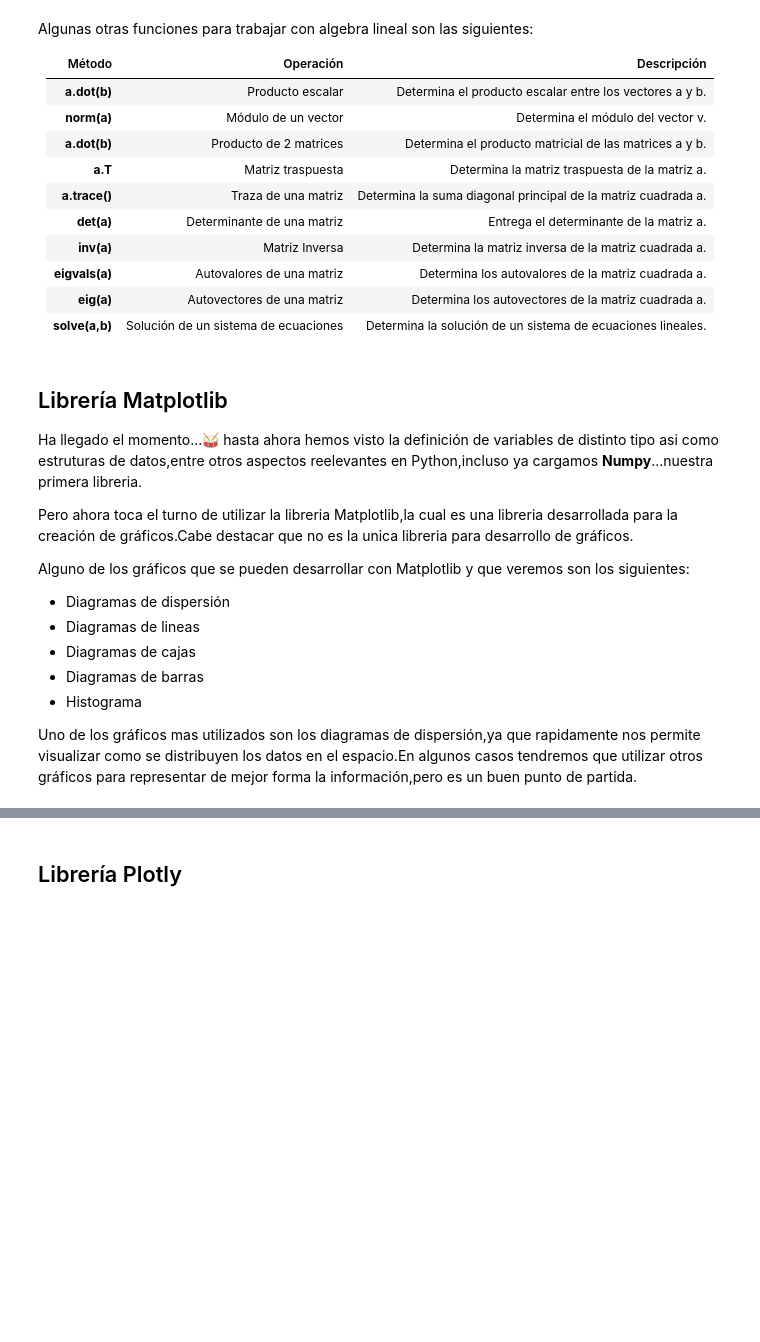
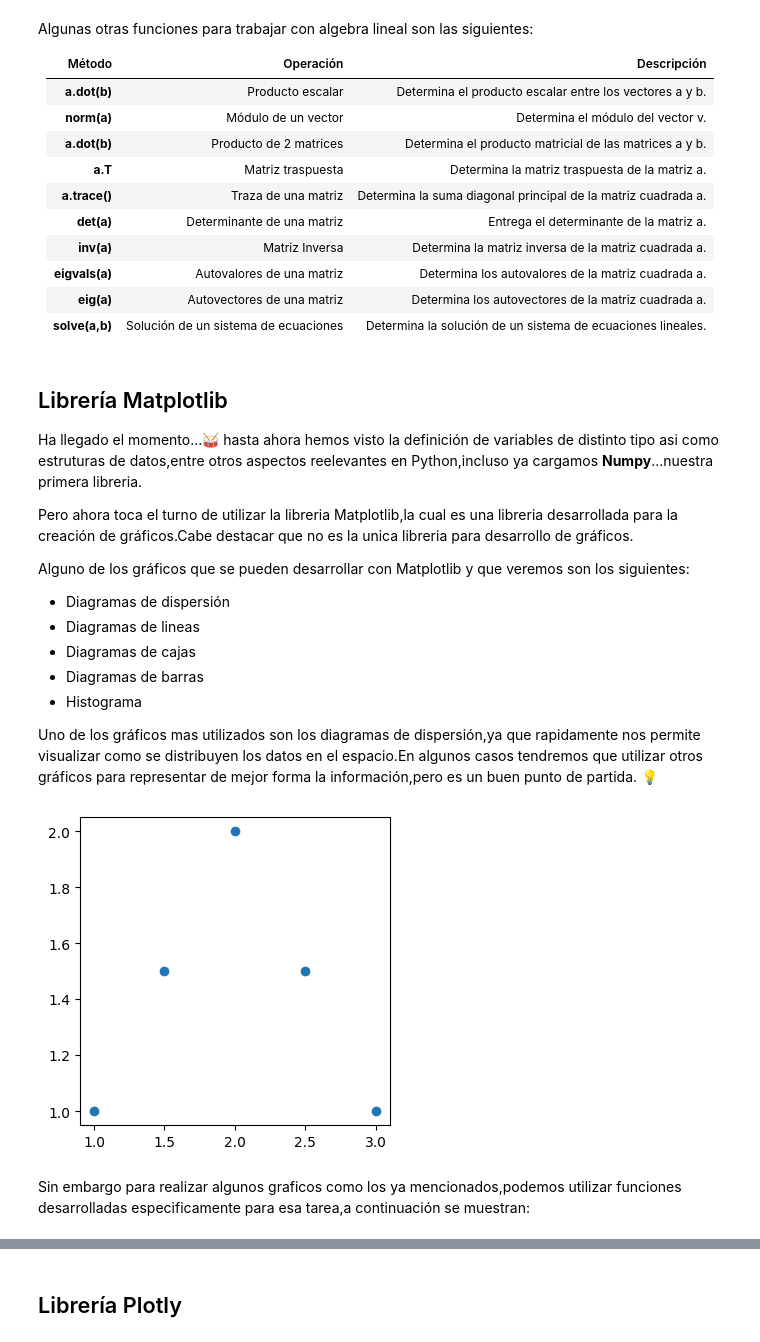
Before and after one commit to jfvenegasg/course_python, a Jupyter notebook: Curso Introducción con Python a Data Science .ipynb, the cells around one changed output, grey strips where cells are left out. Cells and saved outputs as stored; diff of their text form; code cells hidden in the pictures; blank space fills up the shorter version.

Commit message:
Se actualiza sub-seccion de libreria matplotlib e index.

```diff
--- a/Curso Introducción con Python a Data Science .ipynb
+++ b/Curso Introducción con Python a Data Science .ipynb
@@ -901,4 +901,4 @@ Alguno de los gráficos que se pueden desarrollar con Matplotlib y que veremos s
 * Diagramas de barras
 * Histograma
 
-Uno de los gráficos mas utilizados son los diagramas de dispersión,ya que rapidamente nos permite visualizar como se distribuyen los datos en el espacio.En algunos casos tendremos que utilizar otros gráficos para representar de mejor forma la información,pero es un buen punto de partida.
+Uno de los gráficos mas utilizados son los diagramas de dispersión,ya que rapidamente nos permite visualizar como se distribuyen los datos en el espacio.En algunos casos tendremos que utilizar otros gráficos para representar de mejor forma la información,pero es un buen punto de partida. 💡
@@ -912,0 +905,19 @@ c
+# %%
+#Traemos el módulo pyplot de forma abreviada como plt
+import matplotlib.pyplot as plt
+
+#Se crea la figura y los ejes
+fig,ax=plt.subplots()
+
+#Se definen los puntos tanto del eje x como del y donde diagrama
+ax.scatter(x=[1,1.5,2,2.5,3],y=[1,1.5,2,1.5,1])
+
+#Opcionalmente podemos definir el tamaño de la figura
+fig.set_size_inches(4,4)
+
+#Finalmente mostramos el grafico
+plt.show()
+# %% [output]
+[figure, added]
+# %% [markdown]
+Sin embargo para realizar algunos graficos como los ya mencionados,podemos utilizar funciones desarrolladas especificamente para esa tarea,a continuación se muestran:
```
Also changed, not shown: parts of 6 cells of this notebook, 1 other file.
